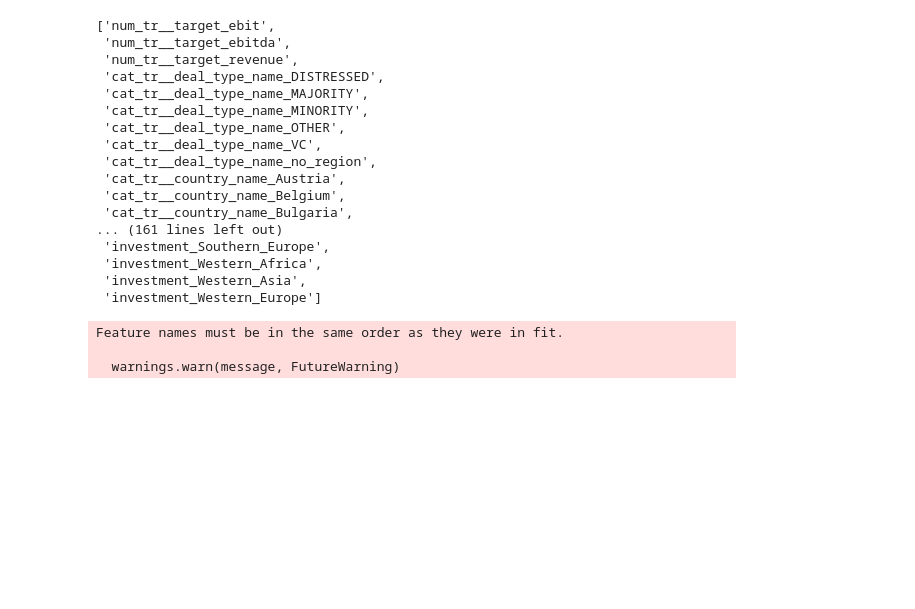
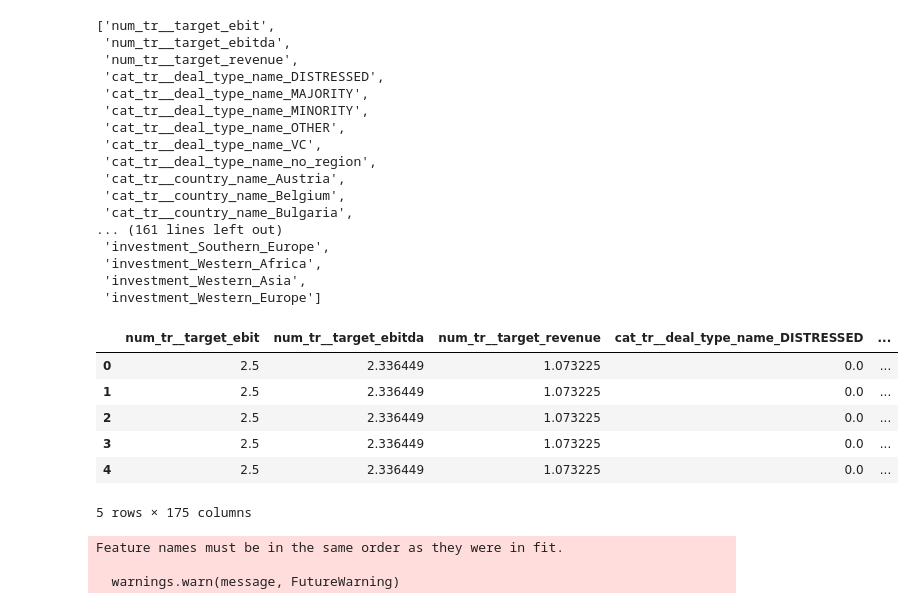
Before and after one commit to michabrz/DealMatch, a Jupyter notebook: notebooks/test_pipeline_final.ipynb, the cells around one changed output. Cells and saved outputs as stored; diff of their text form; code cells hidden in the pictures; blank space fills up the shorter version.

```diff
--- a/notebooks/test_pipeline_final.ipynb
+++ b/notebooks/test_pipeline_final.ipynb
@@ -76,5 +76,3 @@ preproc_supervised = ColumnTransformer([
             ('cat_tr', cat_transformer,
              ['deal_type_name', 'country_name', 'region_name', 'sector_name'])
              ], remainder='drop')
-# %%
-full_unsupervised = Pipeline([('preproc', preproc_unsupervised), ('pca', PCA(0.95))])
@@ -526,6 +526,16 @@ final_supervised_input.columns.to_list()
  'investment_Western_Europe']
 # %%
 final_supervised_input.drop(columns=['name', 'investor_id'], inplace=True)
+# %%
+final_supervised_input.head()
+# %% [output]
+|  | num_tr__target_ebit | num_tr__target_ebitda | num_tr__target_revenue | cat_tr__deal_type_name_DISTRESSED | ... |
+| 0 | 2.5 | 2.336449 | 1.073225 | 0.0 | ... |
+| 1 | 2.5 | 2.336449 | 1.073225 | 0.0 | ... |
+| 2 | 2.5 | 2.336449 | 1.073225 | 0.0 | ... |
+| 3 | 2.5 | 2.336449 | 1.073225 | 0.0 | ... |
+| 4 | 2.5 | 2.336449 | 1.073225 | 0.0 | ... |
+5 rows × 175 columns
 # %%
 MODEL_SUPERVISED = 'model_supervised_MLP1.joblib'
 # %%
```
Also changed, not shown: parts of 1 cell of this notebook, 3 other files.
